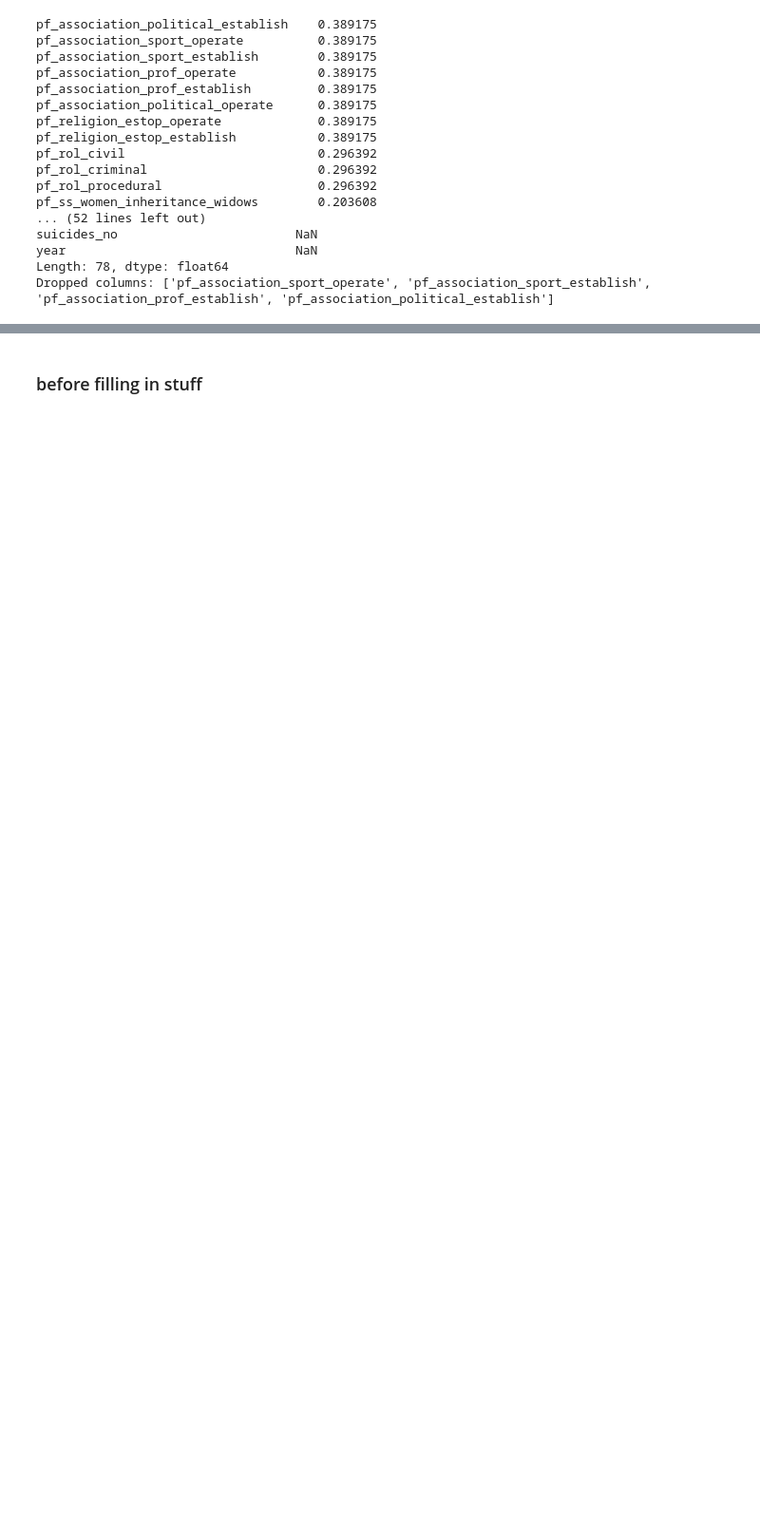
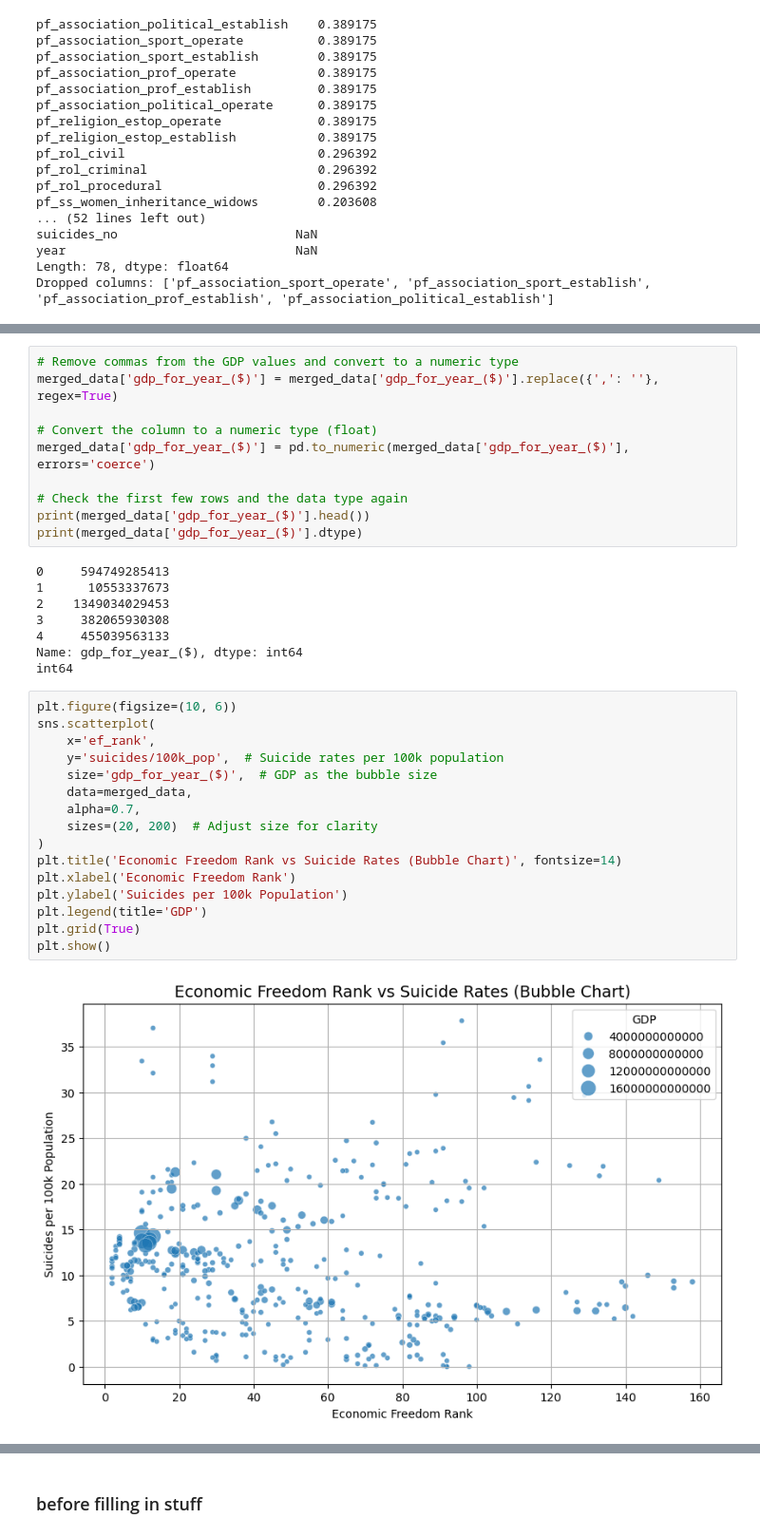
Before and after one commit to miamelaniemoor/human-freedom-and-suicide, a Jupyter notebook: Untitled.ipynb, the cells around one changed output, grey strips where cells are left out. Shown at 95% size. Drawn from its saved outputs; the diff is of its cells as text; blank space fills up the shorter version.

```diff
--- a/Untitled.ipynb
+++ b/Untitled.ipynb
@@ -711,0 +828,36 @@ Dropped columns: ['pf_association_sport_operate', 'pf_association_sport_establis
+# %%
+# Remove commas from the GDP values and convert to a numeric type
+merged_data['gdp_for_year_($)'] = merged_data['gdp_for_year_($)'].replace({',': ''}, regex=True)
+
+# Convert the column to a numeric type (float)
+merged_data['gdp_for_year_($)'] = pd.to_numeric(merged_data['gdp_for_year_($)'], errors='coerce')
+
+# Check the first few rows and the data type again
+print(merged_data['gdp_for_year_($)'].head())
+print(merged_data['gdp_for_year_($)'].dtype)
+# %% [output]
+0     594749285413
+1      10553337673
+2    1349034029453
+3     382065930308
+4     455039563133
+Name: gdp_for_year_($), dtype: int64
+int64
+# %%
+plt.figure(figsize=(10, 6))
+sns.scatterplot(
+    x='ef_rank',
+    y='suicides/100k_pop',  # Suicide rates per 100k population
+    size='gdp_for_year_($)',  # GDP as the bubble size
+    data=merged_data,
+    alpha=0.7,
+    sizes=(20, 200)  # Adjust size for clarity
+)
+plt.title('Economic Freedom Rank vs Suicide Rates (Bubble Chart)', fontsize=14)
+plt.xlabel('Economic Freedom Rank')
+plt.ylabel('Suicides per 100k Population')
+plt.legend(title='GDP')
+plt.grid(True)
+plt.show()
+# %% [output]
+[figure, added]
```
Also changed, not shown: parts of 39 cells of this notebook, 2 other files.
